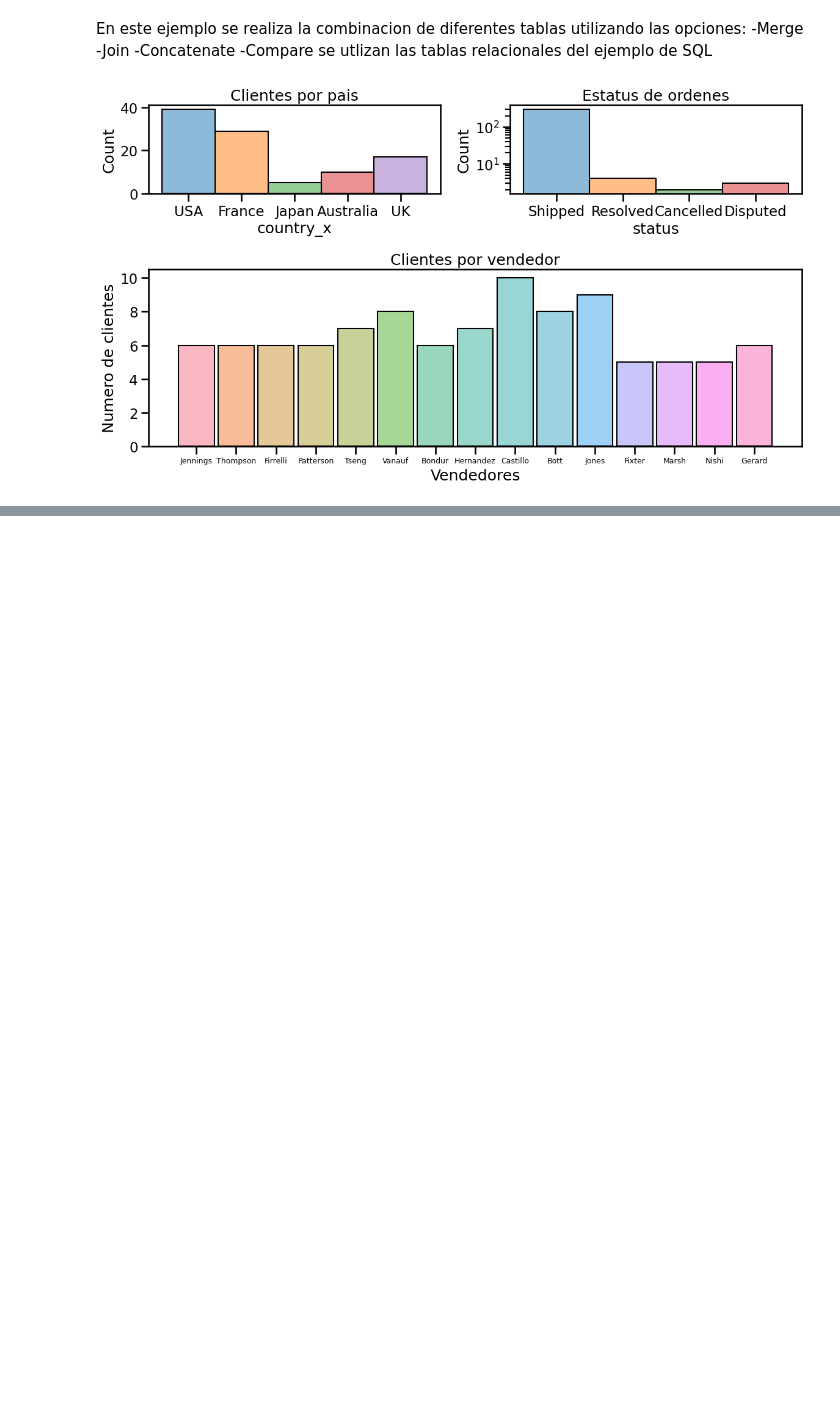
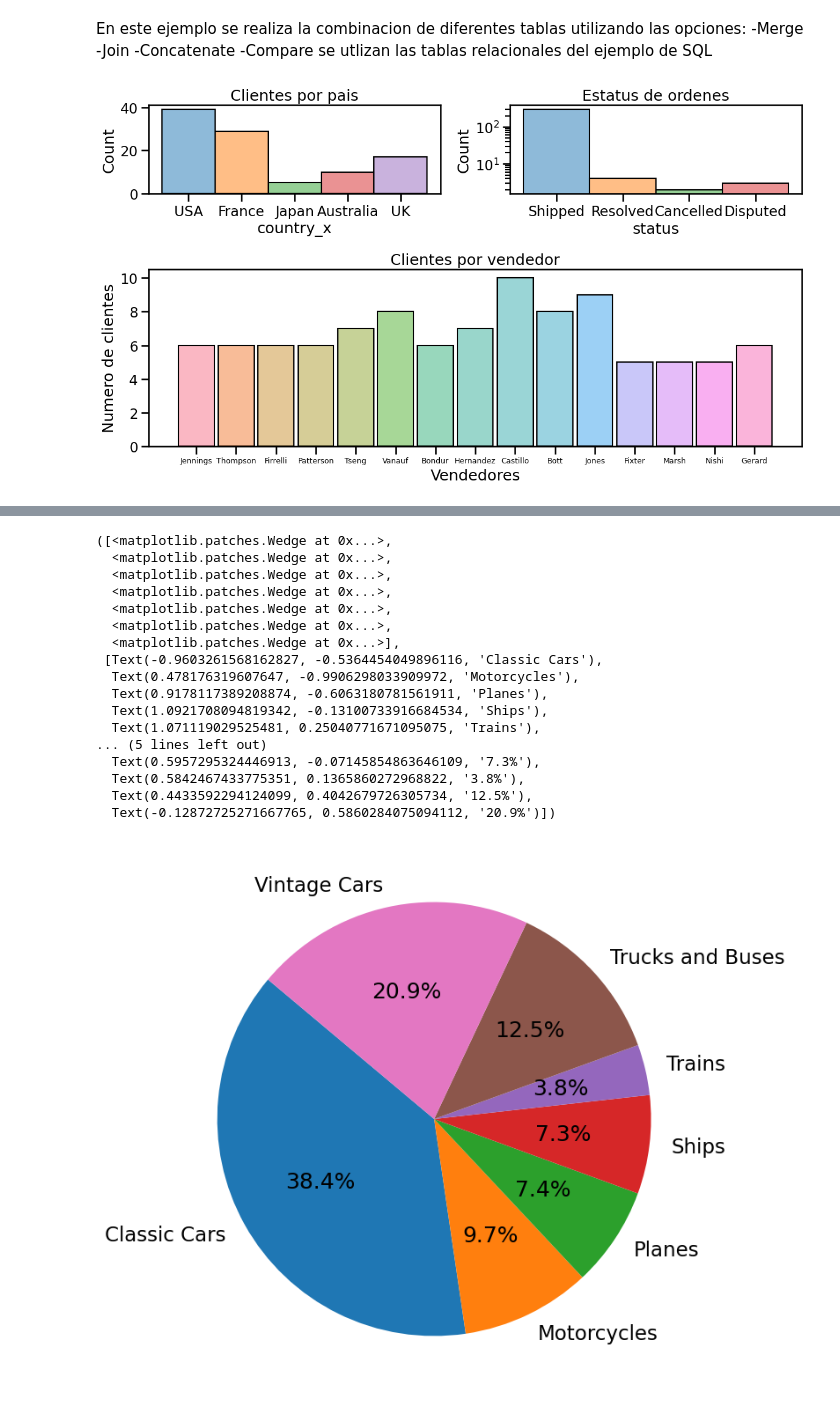
Before and after one commit to CAlejandroMartinez/DataScience, a Jupyter notebook: mergeDataFrames/reporteTienda.ipynb, the cells around one changed output, grey strips where cells are left out. Saved outputs shown, nothing was run; the diff lists cells and outputs as text; code cells hidden in the pictures; blank space fills up the shorter version.

```diff
--- a/mergeDataFrames/reporteTienda.ipynb
+++ b/mergeDataFrames/reporteTienda.ipynb
@@ -57,0 +68,23 @@ df_ventas= df_productos_vendidos.merge(df_ordenes_pagadas,how='inner',left_on='o
+# %%
+fig3=plt.figure(figsize=(8,8))
+ventas_lineaProd= df_ventas.groupby('productLine')['amount'].sum()
+plt.pie(ventas_lineaProd,labels=ventas_lineaProd.index, autopct='%1.1f%%', startangle=140)
+# %% [output]
+([<matplotlib.patches.Wedge at 0x...>,
+  <matplotlib.patches.Wedge at 0x...>,
+  <matplotlib.patches.Wedge at 0x...>,
+  <matplotlib.patches.Wedge at 0x...>,
+  <matplotlib.patches.Wedge at 0x...>,
+  <matplotlib.patches.Wedge at 0x...>,
+  <matplotlib.patches.Wedge at 0x...>],
+ [Text(-0.9603261568162827, -0.5364454049896116, 'Classic Cars'),
+  Text(0.478176319607647, -0.9906298033909972, 'Motorcycles'),
+  Text(0.9178117389208874, -0.6063180781561911, 'Planes'),
+  Text(1.0921708094819342, -0.13100733916684534, 'Ships'),
+  Text(1.071119029525481, 0.25040771671095075, 'Trains'),
+... (5 lines left out)
+  Text(0.5957295324446913, -0.07145854863646109, '7.3%'),
+  Text(0.5842467433775351, 0.1365860272968822, '3.8%'),
+  Text(0.4433592294124099, 0.4042679726305734, '12.5%'),
+  Text(-0.12872725271667765, 0.5860284075094112, '20.9%')])
+[figure, added]
```
Also changed, not shown: parts of 6 cells of this notebook, 1 other file.
